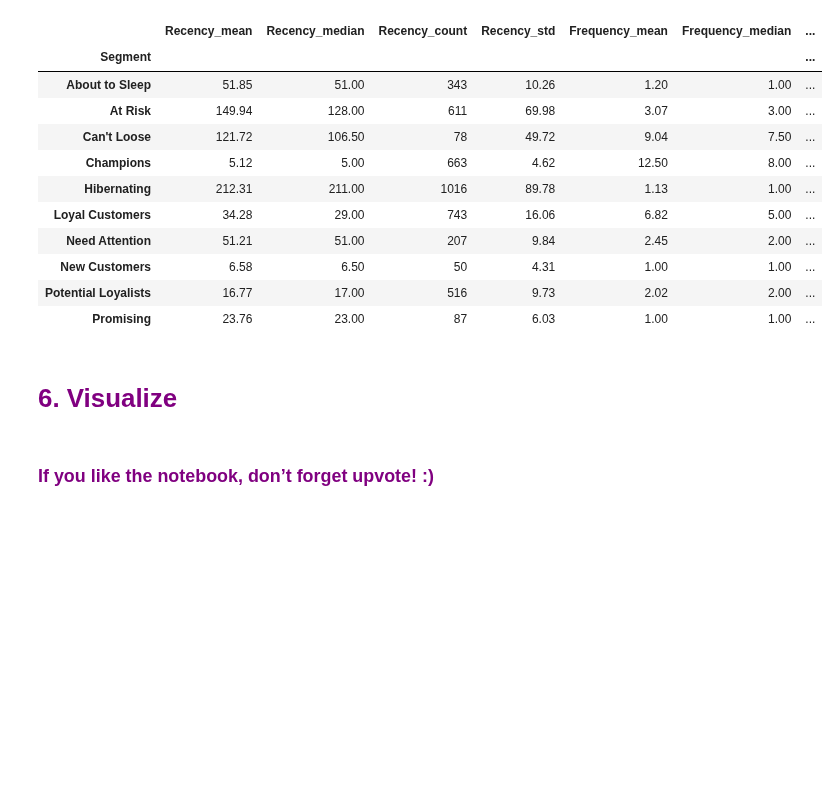
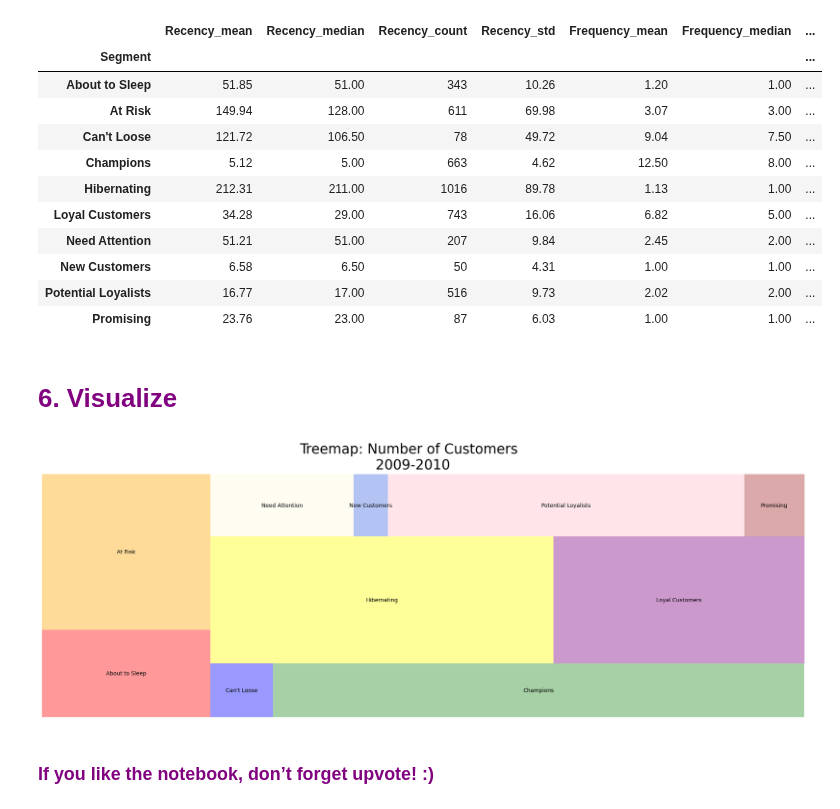
Before and after one commit to trieu/leo-bot, a Jupyter notebook: rfm-analysis-online-retail-ii.ipynb, the cells around one changed output. Saved outputs shown, nothing was run; the diff lists cells and outputs as text; code cells hidden in the pictures; blank space fills up the shorter version.

Commit message:
Visualize RFM data in treemap

```diff
--- a/rfm-analysis-online-retail-ii.ipynb
+++ b/rfm-analysis-online-retail-ii.ipynb
@@ -366,7 +366,11 @@ rfmStats2
 # %%
 plt.figure(figsize = (25,8))
 squarify.plot(sizes=rfmStats1.Recency_count, label=rfmStats1.index,
               color=["red","orange","blue", "forestgreen", "yellow", "purple", "cornsilk","royalblue", "pink", "brown"], alpha=.4 )
 plt.suptitle("Treemap: Number of Customers \n 2009-2010", fontsize=25);
+plt.axis('off')
+plt.show()
+# %% [output]
+[figure, added]
 # %%
 #plt.figure(figsize = (25,8))
```
Also changed, not shown: parts of 2 cells of this notebook, 2 other files.
